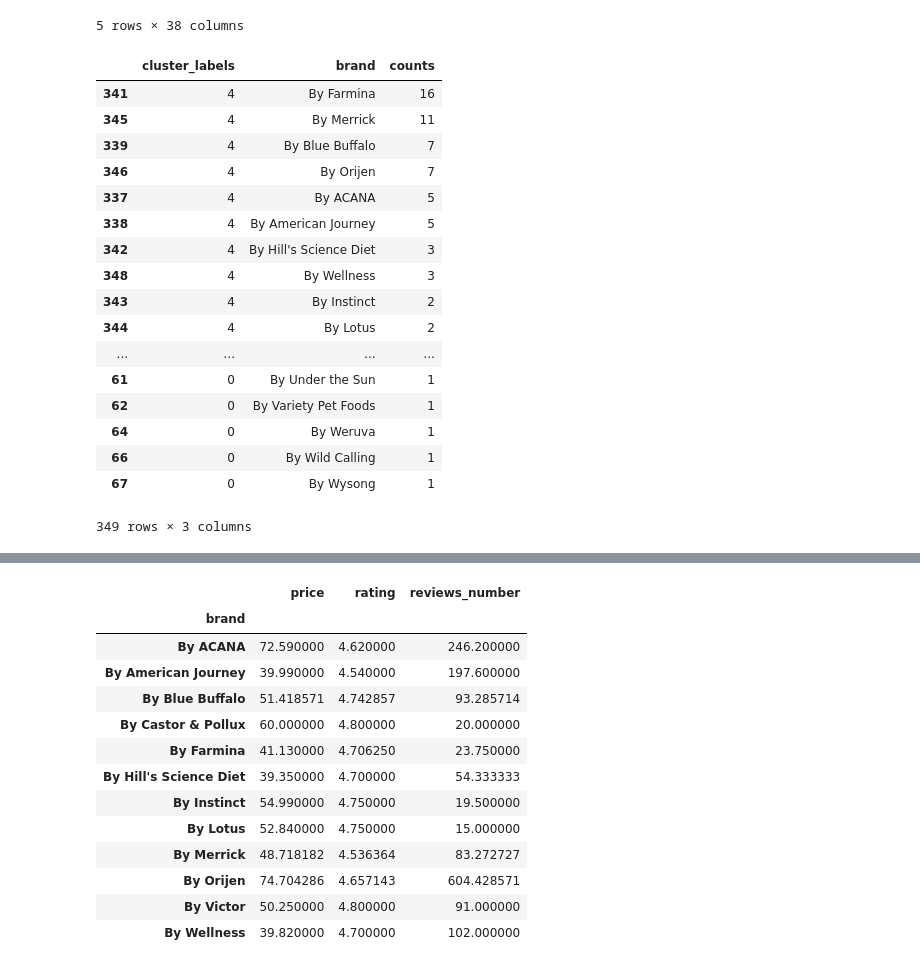
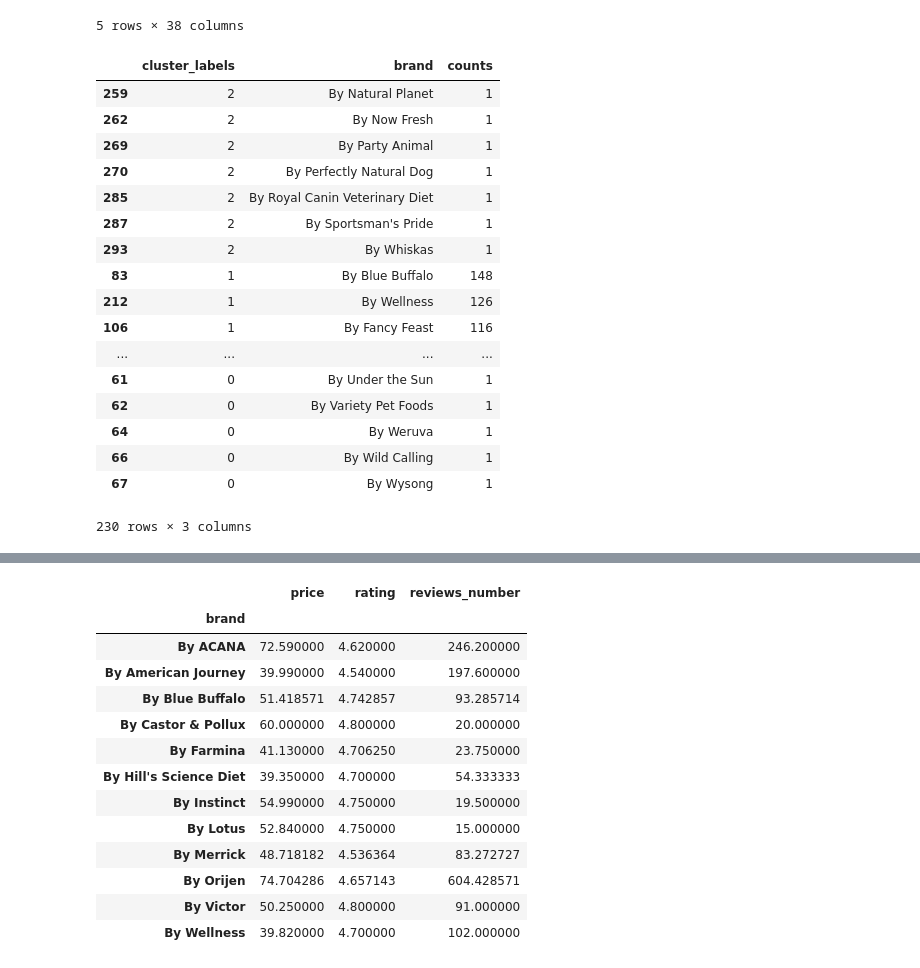
Before and after one commit to summersuny/02scrapyPetProduct, a Jupyter notebook: Dogfood_project_clustering.ipynb, the cells around one changed output, grey strips where cells are left out. Saved outputs shown, nothing was run; the diff lists cells and outputs as text; code cells hidden in the pictures.

```diff
--- a/Dogfood_project_clustering.ipynb
+++ b/Dogfood_project_clustering.ipynb
@@ -904,25 +904,29 @@ df2.head()
 # %%
 #pick group 4 for ingredient analysis
 Group4_data=df2.loc[lambda df2: df2.cluster_labels==4,]
+# %%
+res=pd.DataFrame(df2.groupby(['cluster_labels','brand']).size().rename('counts')).reset_index()\
+ .sort_values(by=['cluster_labels','counts'],ascending=[False,False])
+
+res.tail(n=230) #brand in 5 different category
+# %% [output]
+|  | cluster_labels | brand | counts |
+| 259 | 2 | By Natural Planet | 1 |
+| 262 | 2 | By Now Fresh | 1 |
+| 269 | 2 | By Party Animal | 1 |
+| 270 | 2 | By Perfectly Natural Dog | 1 |
+| 285 | 2 | By Royal Canin Veterinary Diet | 1 |
+| 287 | 2 | By Sportsman's Pride | 1 |
+| 293 | 2 | By Whiskas | 1 |
+| 83 | 1 | By Blue Buffalo | 148 |
+| 212 | 1 | By Wellness | 126 |
+| 106 | 1 | By Fancy Feast | 116 |
+| ... | ... | ... | ... |
+| 61 | 0 | By Under the Sun | 1 |
+| 62 | 0 | By Variety Pet Foods | 1 |
+| 64 | 0 | By Weruva | 1 |
+| 66 | 0 | By Wild Calling | 1 |
+| 67 | 0 | By Wysong | 1 |
+230 rows × 3 columns
 # %%
-pd.DataFrame(df2.groupby(['cluster_labels','brand']).size().rename('counts')).reset_index()\
- .sort_values(by=['cluster_labels','counts'],ascending=[False,False])
+#pd.DataFrame(df2.groupby(['cluster_labels','brand']).size().rename('counts').sort_values(ascending=False))
-# %% [output]
-|  | cluster_labels | brand | counts |
-| 341 | 4 | By Farmina | 16 |
-| 345 | 4 | By Merrick | 11 |
-| 339 | 4 | By Blue Buffalo | 7 |
-| 346 | 4 | By Orijen | 7 |
-| 337 | 4 | By ACANA | 5 |
-| 338 | 4 | By American Journey | 5 |
-| 342 | 4 | By Hill's Science Diet | 3 |
-| 348 | 4 | By Wellness | 3 |
-| 343 | 4 | By Instinct | 2 |
-| 344 | 4 | By Lotus | 2 |
-| ... | ... | ... | ... |
-| 61 | 0 | By Under the Sun | 1 |
-| 62 | 0 | By Variety Pet Foods | 1 |
-| 64 | 0 | By Weruva | 1 |
-| 66 | 0 | By Wild Calling | 1 |
-| 67 | 0 | By Wysong | 1 |
-349 rows × 3 columns
```
Also changed, not shown: parts of 1 cell of this notebook.
